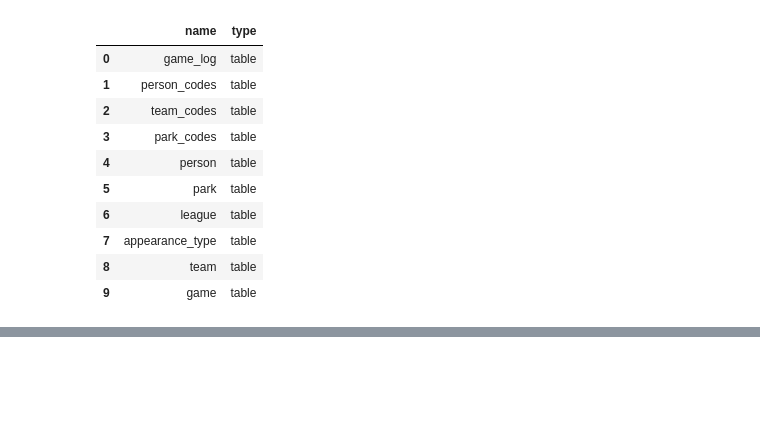
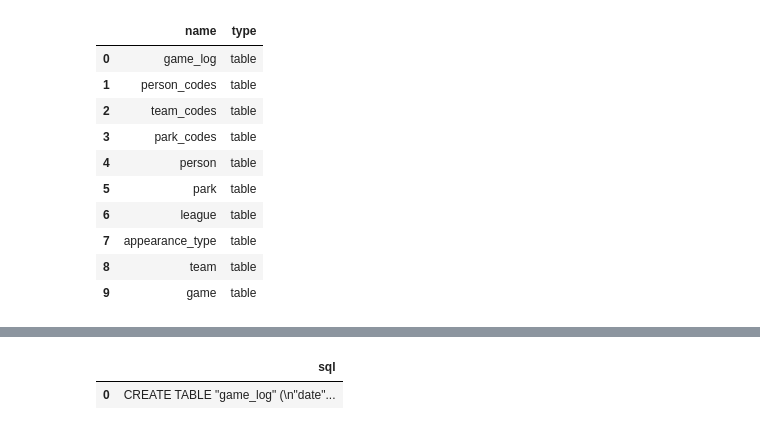
Before and after one commit to OniSlayer/project_sql_intermediate, a Jupyter notebook: Designing and Creating a Database.ipynb, the cells around one changed output, grey strips where cells are left out. Cells and saved outputs as stored; diff of their text form; code cells hidden in the pictures; blank space fills up the shorter version.

```diff
--- a/Designing and Creating a Database.ipynb
+++ b/Designing and Creating a Database.ipynb
@@ -573,0 +587,9 @@ print(run_query('''
+# %%
+run_query('''
+select sql from sqlite_master
+where name = "game_log"
+and type = "table"
+''')
+# %% [output]
+|  | sql |
+| 0 | CREATE TABLE "game_log" (\n"date"... |
```
Also changed, not shown: parts of 3 cells of this notebook, 2 other files.
